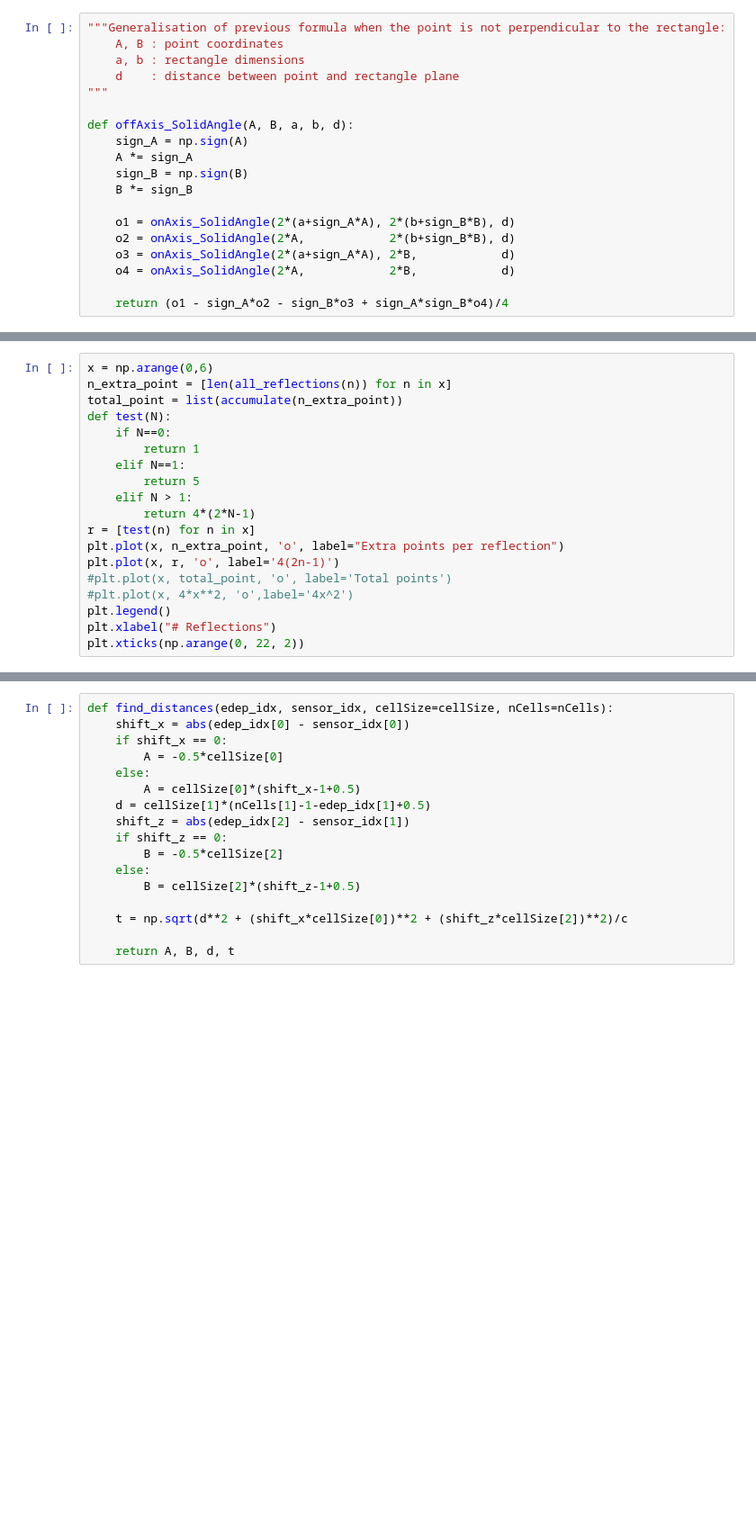
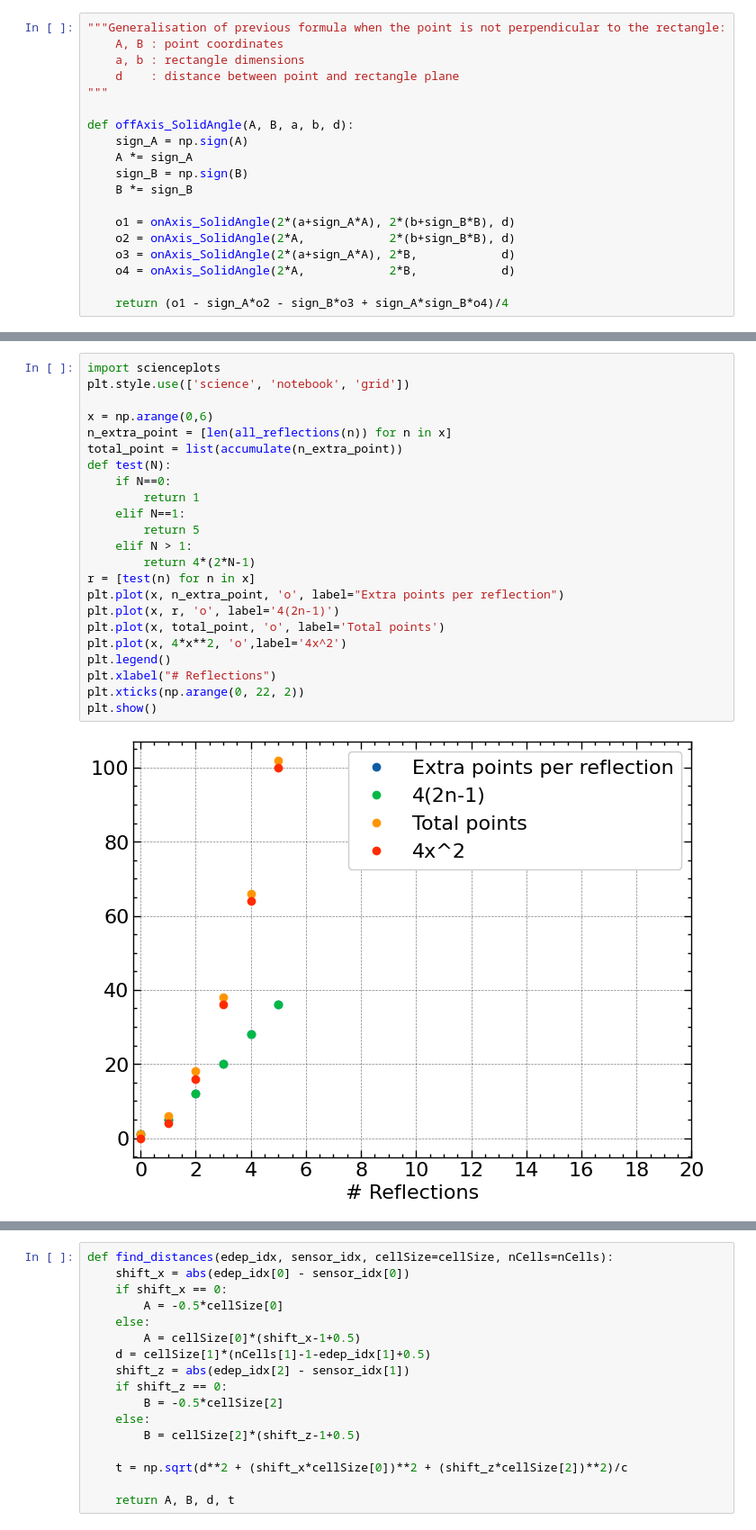
Before and after one commit to Rickard75/SNN-Cal, a Jupyter notebook: GenerateDataset/Reflections.ipynb, the cells around one changed output, grey strips where cells are left out. Shown: that part at 90% size. Drawn from its saved outputs; the diff is of its cells as text; blank space fills up the shorter version.

```diff
--- a/GenerateDataset/Reflections.ipynb
+++ b/GenerateDataset/Reflections.ipynb
@@ -79,21 +84,27 @@ def all_reflections(n):
     paths = [(x, 0, z) for x, z in paths_horizontal] + [(x, -1, z) for x, z in paths_vertical]
     return paths
 # %%
+import scienceplots
+plt.style.use(['science', 'notebook', 'grid'])
+
 x = np.arange(0,6)
 n_extra_point = [len(all_reflections(n)) for n in x]
 total_point = list(accumulate(n_extra_point))
 def test(N):
     if N==0:
         return 1
     elif N==1:
         return 5
     elif N > 1:
         return 4*(2*N-1)
 r = [test(n) for n in x]
 plt.plot(x, n_extra_point, 'o', label="Extra points per reflection")
 plt.plot(x, r, 'o', label='4(2n-1)')
-#plt.plot(x, total_point, 'o', label='Total points')
-#plt.plot(x, 4*x**2, 'o',label='4x^2')
+plt.plot(x, total_point, 'o', label='Total points')
+plt.plot(x, 4*x**2, 'o',label='4x^2')
 plt.legend()
 plt.xlabel("# Reflections")
 plt.xticks(np.arange(0, 22, 2))
+plt.show()
+# %% [output]
+[figure, added]
```
Also changed, not shown: parts of 12 cells of this notebook.
